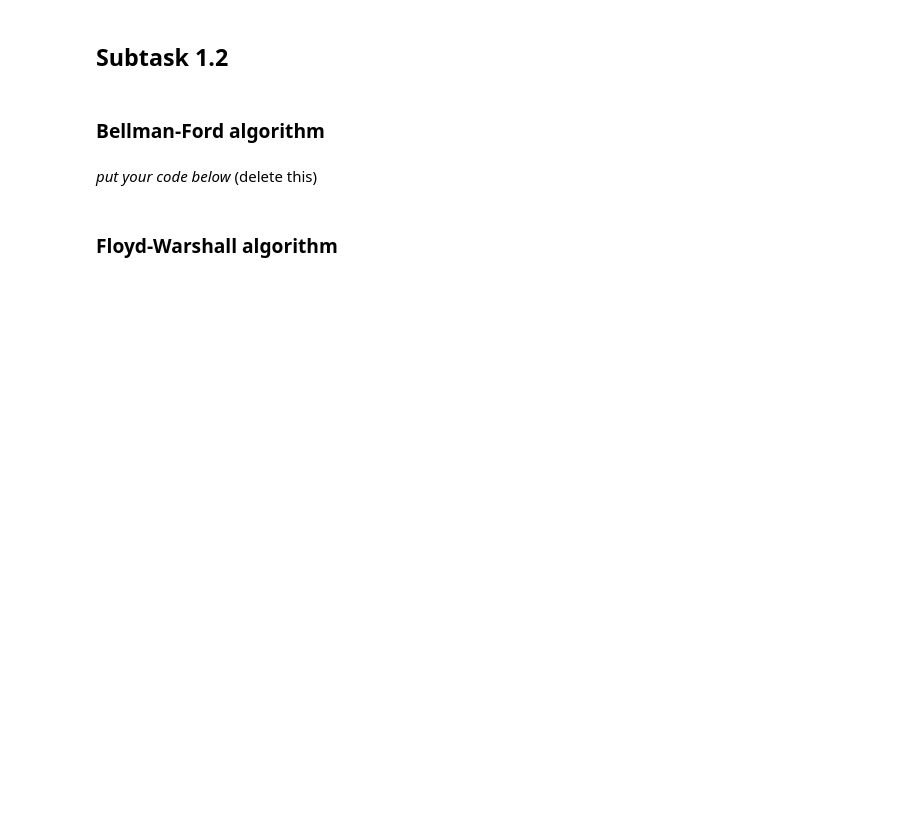
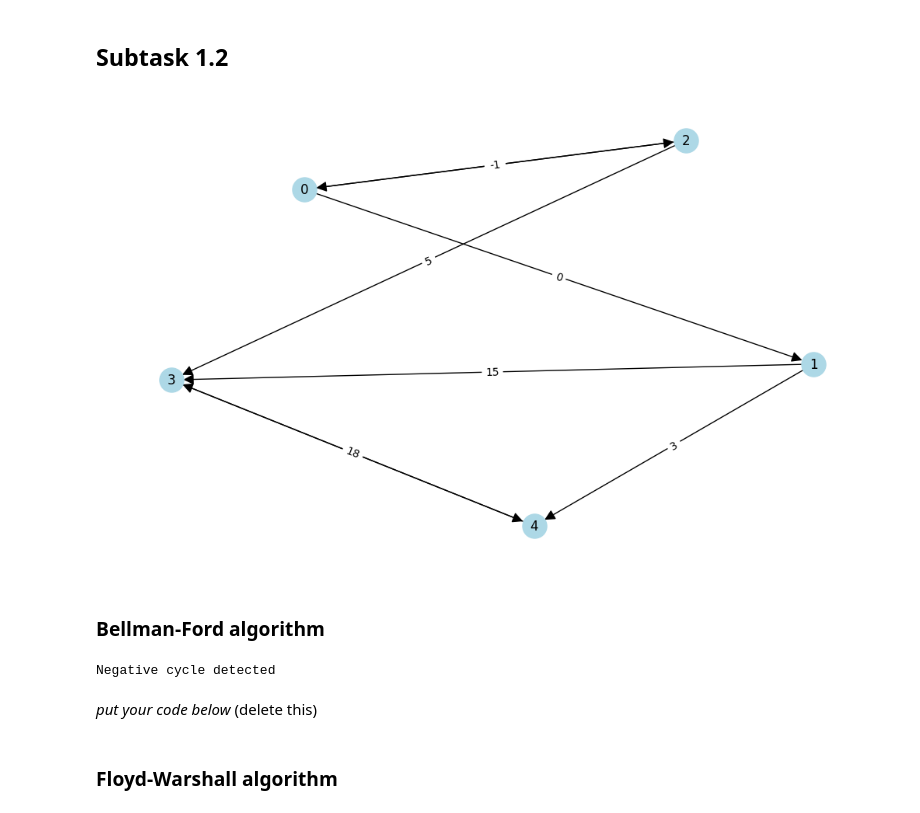
Before and after one commit to Luzefik/lab_1_discrete-math, a Jupyter notebook: Lab1_trees.ipynb, the cells around one changed output. Drawn from its saved outputs; the diff is of its cells as text; code cells hidden in the pictures; blank space fills up the shorter version.

```diff
--- a/Lab1_trees.ipynb
+++ b/Lab1_trees.ipynb
@@ -141,7 +194,9 @@ print(prim_mst(G))
 # %% [markdown]
 ## Subtask 1.2
 # %%
-G = gnp_random_connected_graph(10, 0.5, True, True)
+G = gnp_random_connected_graph(5, 0.5, True, True)
+# %% [output]
+[figure, added]
 # %% [markdown]
 ### Bellman-Ford algorithm
 # %%
@@ -152,6 +207,8 @@ try:
         print(f"Distance to {k}:", v)
 except:
     print("Negative cycle detected")
+# %% [output]
+Negative cycle detected
 # %% [markdown]
 *put your code below* (delete this)
 # %% [markdown]
```
Also changed, not shown: parts of 27 cells of this notebook.
